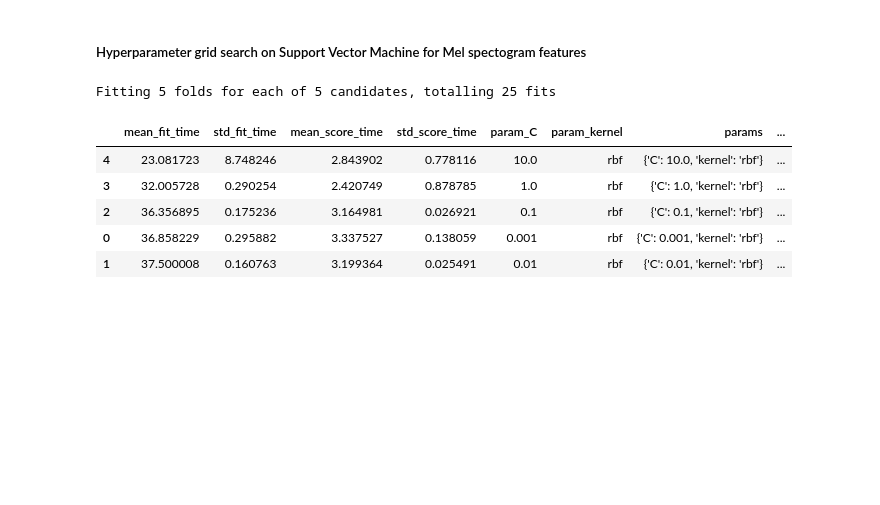
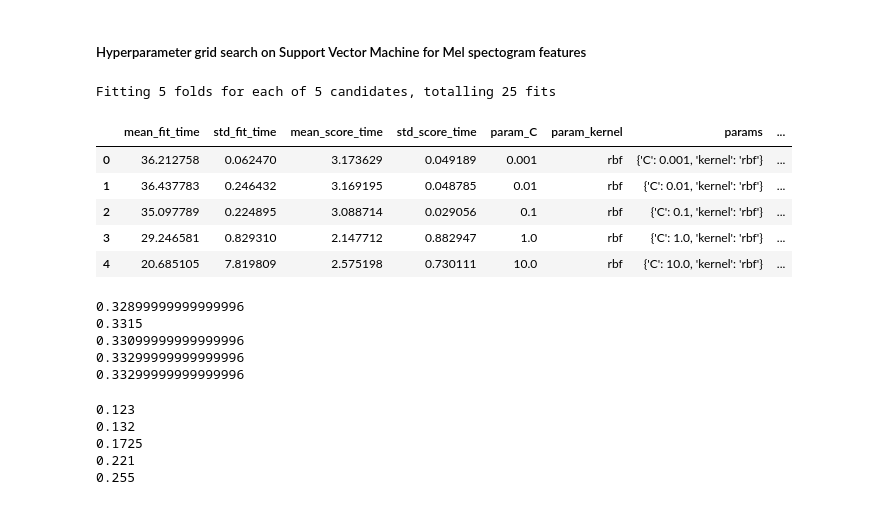
Before and after one commit to rodneyslafuente/cs181-practical, a Jupyter notebook: Practical_Notebook.ipynb, the cells around one changed output. Saved outputs shown, nothing was run; the diff lists cells and outputs as text; code cells hidden in the pictures; blank space fills up the shorter version.

```diff
--- a/Practical_Notebook.ipynb
+++ b/Practical_Notebook.ipynb
@@ -370,15 +370,45 @@ Fitting 5 folds for each of 5 candidates, totalling 25 fits
 # %%
 # load classifier from pickle
 with open('mel_svm_cv.pickle', "rb") as file:
     mel_svm_cv_model = pickle.load(file)
 
 # convert our results to a pd.DataFrame
-mel_svm_cv_results = pd.DataFrame(mel_svm_cv.cv_results_).sort_values(by=['rank_test_score'])
+mel_svm_cv_results = pd.DataFrame(mel_svm_cv.cv_results_).sort_values(by=['param_C'])
 mel_svm_cv_results
 # %% [output]
 |  | mean_fit_time | std_fit_time | mean_score_time | std_score_time | param_C | param_kernel | params | ... |
-| 4 | 23.081723 | 8.748246 | 2.843902 | 0.778116 | 10.0 | rbf | {'C': 10.0, 'kernel': 'rbf'} | ... |
-| 3 | 32.005728 | 0.290254 | 2.420749 | 0.878785 | 1.0 | rbf | {'C': 1.0, 'kernel': 'rbf'} | ... |
-| 2 | 36.356895 | 0.175236 | 3.164981 | 0.026921 | 0.1 | rbf | {'C': 0.1, 'kernel': 'rbf'} | ... |
-| 0 | 36.858229 | 0.295882 | 3.337527 | 0.138059 | 0.001 | rbf | {'C': 0.001, 'kernel': 'rbf'} | ... |
-| 1 | 37.500008 | 0.160763 | 3.199364 | 0.025491 | 0.01 | rbf | {'C': 0.01, 'kernel': 'rbf'} | ... |
+| 0 | 36.212758 | 0.062470 | 3.173629 | 0.049189 | 0.001 | rbf | {'C': 0.001, 'kernel': 'rbf'} | ... |
+| 1 | 36.437783 | 0.246432 | 3.169195 | 0.048785 | 0.01 | rbf | {'C': 0.01, 'kernel': 'rbf'} | ... |
+| 2 | 35.097789 | 0.224895 | 3.088714 | 0.029056 | 0.1 | rbf | {'C': 0.1, 'kernel': 'rbf'} | ... |
+| 3 | 29.246581 | 0.829310 | 2.147712 | 0.882947 | 1.0 | rbf | {'C': 1.0, 'kernel': 'rbf'} | ... |
+| 4 | 20.685105 | 7.819809 | 2.575198 | 0.730111 | 10.0 | rbf | {'C': 10.0, 'kernel': 'rbf'} | ... |
+# %%
+print((0.235 + 0.423) / 2) 5
+print((0.235 + 0.428) / 2) 3
+print((0.238 + 0.424) / 2) 4
+print((0.240 + 0.426) / 2) 1
+print((0.242 + 0.424) / 2) 1
+# %% [output]
+0.32899999999999996
+0.3315
+0.33099999999999996
+0.33299999999999996
+0.33299999999999996
+# %%
+#         \textsc{0.001} & & 0.123 & 0.123 & 5 \\
+#         \textsc{0.01}  & & 0.141 & 0.123 & 5 \\
+#         \textsc{0.1}   & & 0.160 & 0.185 & 5 \\
+#         \textsc{1}     & & 0.175 & 0.267 & 5 \\
+#         \textsc{10}    & & 0.188 & 0.322 & 5 \\
+
+print((0.123 + 0.123) / 2) 5
+print((0.141 + 0.123) / 2) 4
+print((0.160 + 0.185) / 2) 3
+print((0.175 + 0.267) / 2) 2
+print((0.188 + 0.322) / 2) 1
+# %% [output]
+0.123
+0.132
+0.1725
+0.221
+0.255
```
Also changed, not shown: parts of 3 cells of this notebook, 2 other files.
